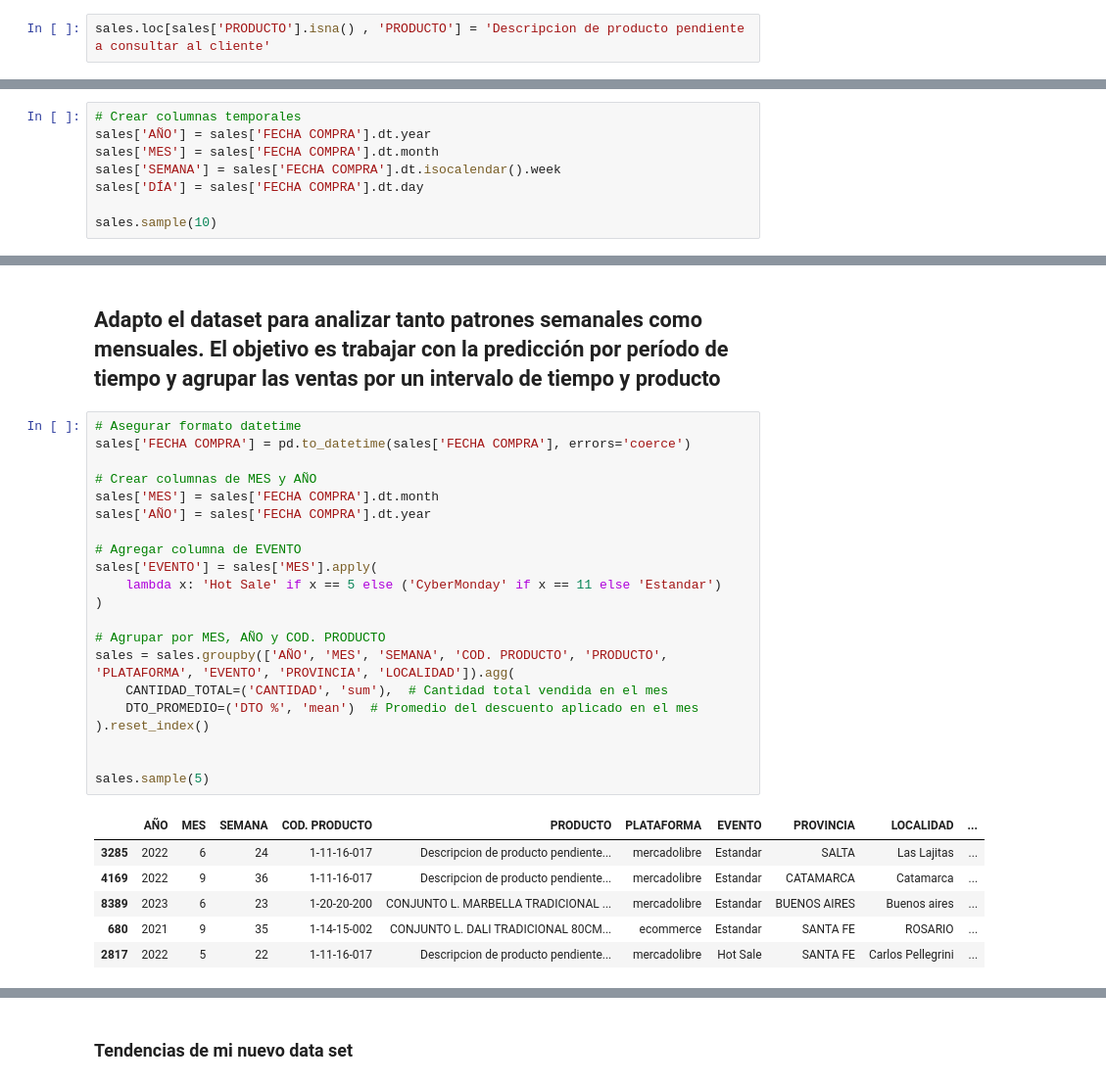
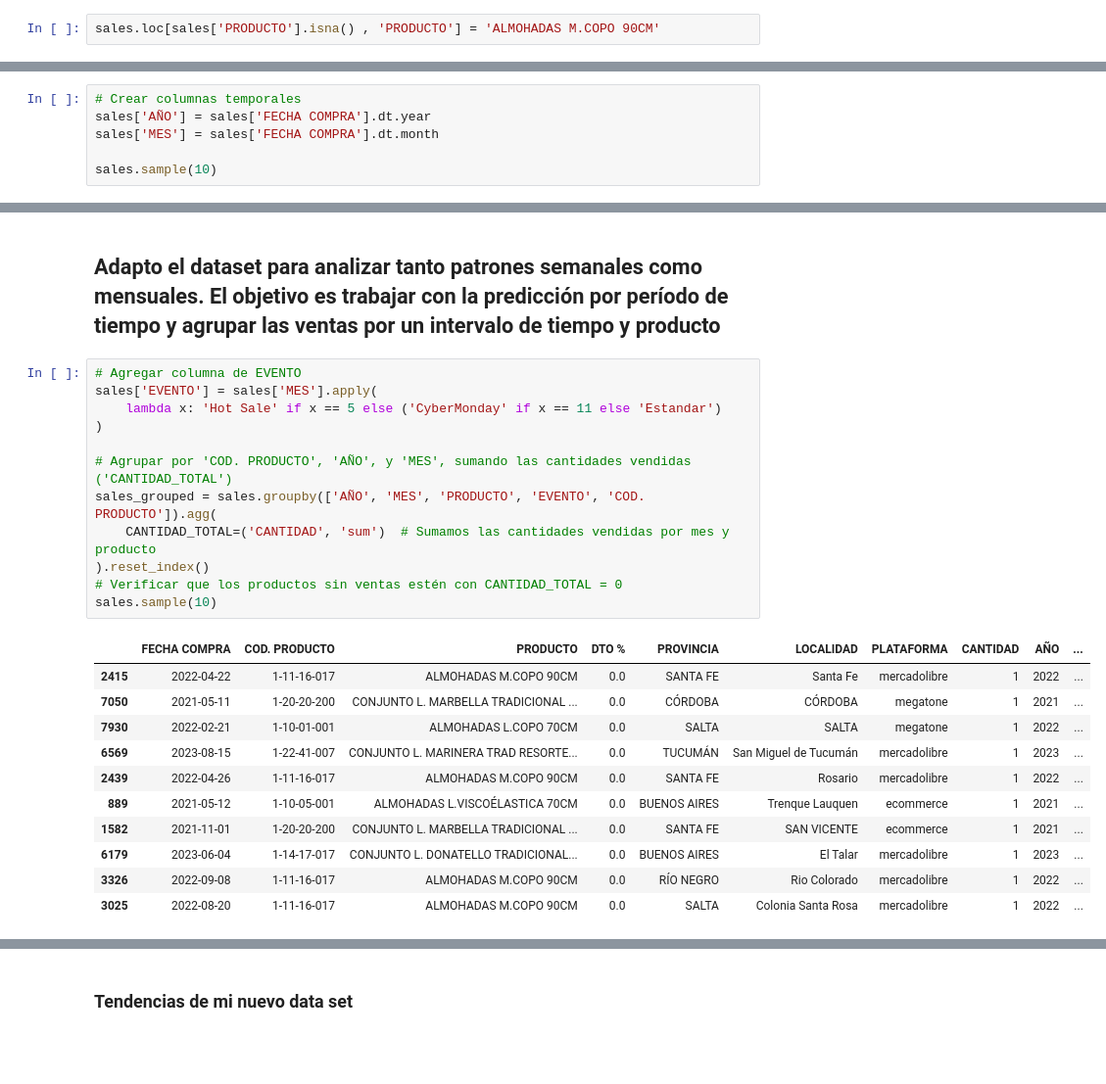
Before and after one commit to LuisBoschetto/trabajofinal, a Jupyter notebook: TrabajoFinal.ipynb, the cells around one changed output, grey strips where cells are left out. Shown: that part at 98% size. Saved outputs shown, nothing was run; the diff lists cells and outputs as text; blank space fills up the shorter version.

```diff
--- a/TrabajoFinal.ipynb
+++ b/TrabajoFinal.ipynb
@@ -237,7 +237,7 @@ print(valores_unicos_cod_producto)
 # %% [output]
 ['1-11-16-017']
 # %%
-sales.loc[sales['PRODUCTO'].isna() , 'PRODUCTO'] = 'Descripcion de producto pendiente a consultar al cliente'
+sales.loc[sales['PRODUCTO'].isna() , 'PRODUCTO'] = 'ALMOHADAS M.COPO 90CM'
 # %%
 # Contar valores nulos en cada columna
 valores_nulos = sales.isna().sum()
@@ -465,8 +465,6 @@ sales['FECHA COMPRA'] = pd.to_datetime(sales['FECHA COMPRA'], format='%d/%m/%Y')
 # Crear columnas temporales
 sales['AÑO'] = sales['FECHA COMPRA'].dt.year
 sales['MES'] = sales['FECHA COMPRA'].dt.month
-sales['SEMANA'] = sales['FECHA COMPRA'].dt.isocalendar().week
-sales['DÍA'] = sales['FECHA COMPRA'].dt.day
 
 sales.sample(10)
 # %% [output]
@@ -499,30 +497,26 @@ plt.show()
 # %% [markdown]
 ## Adapto el dataset para analizar tanto patrones semanales como mensuales. El objetivo es trabajar con la predicción por período de tiempo y agrupar las ventas por un intervalo de tiempo y producto
 # %%
-# Asegurar formato datetime
-sales['FECHA COMPRA'] = pd.to_datetime(sales['FECHA COMPRA'], errors='coerce')
-
-# Crear columnas de MES y AÑO
-sales['MES'] = sales['FECHA COMPRA'].dt.month
-sales['AÑO'] = sales['FECHA COMPRA'].dt.year
-
 # Agregar columna de EVENTO
 sales['EVENTO'] = sales['MES'].apply(
     lambda x: 'Hot Sale' if x == 5 else ('CyberMonday' if x == 11 else 'Estandar')
 )
 
-# Agrupar por MES, AÑO y COD. PRODUCTO
-sales = sales.groupby(['AÑO', 'MES', 'SEMANA', 'COD. PRODUCTO', 'PRODUCTO', 'PLATAFORMA', 'EVENTO', 'PROVINCIA', 'LOCALIDAD']).agg(
-    CANTIDAD_TOTAL=('CANTIDAD', 'sum'),  # Cantidad total vendida en el mes
-    DTO_PROMEDIO=('DTO %', 'mean')  # Promedio del descuento aplicado en el mes
+# Agrupar por 'COD. PRODUCTO', 'AÑO', y 'MES', sumando las cantidades vendidas ('CANTIDAD_TOTAL')
+sales_grouped = sales.groupby(['AÑO', 'MES', 'PRODUCTO', 'EVENTO', 'COD. PRODUCTO']).agg(
+    CANTIDAD_TOTAL=('CANTIDAD', 'sum')  # Sumamos las cantidades vendidas por mes y producto
 ).reset_index()
-
-
-sales.sample(5)
+# Verificar que los productos sin ventas estén con CANTIDAD_TOTAL = 0
+sales.sample(10)
 # %% [output]
-|  | AÑO | MES | SEMANA | COD. PRODUCTO | PRODUCTO | PLATAFORMA | EVENTO | PROVINCIA | LOCALIDAD | ... |
-| 3285 | 2022 | 6 | 24 | 1-11-16-017 | Descripcion de producto pendiente... | mercadolibre | Estandar | SALTA | Las Lajitas | ... |
-| 4169 | 2022 | 9 | 36 | 1-11-16-017 | Descripcion de producto pendiente... | mercadolibre | Estandar | CATAMARCA | Catamarca | ... |
-| 8389 | 2023 | 6 | 23 | 1-20-20-200 | CONJUNTO L. MARBELLA TRADICIONAL ... | mercadolibre | Estandar | BUENOS AIRES | Buenos aires | ... |
-| 680 | 2021 | 9 | 35 | 1-14-15-002 | CONJUNTO L. DALI TRADICIONAL 80CM... | ecommerce | Estandar | SANTA FE | ROSARIO | ... |
-| 2817 | 2022 | 5 | 22 | 1-11-16-017 | Descripcion de producto pendiente... | mercadolibre | Hot Sale | SANTA FE | Carlos Pellegrini | ... |
+|  | FECHA COMPRA | COD. PRODUCTO | PRODUCTO | DTO % | PROVINCIA | LOCALIDAD | PLATAFORMA | CANTIDAD | AÑO | ... |
+| 2415 | 2022-04-22 | 1-11-16-017 | ALMOHADAS M.COPO 90CM | 0.0 | SANTA FE | Santa Fe | mercadolibre | 1 | 2022 | ... |
+| 7050 | 2021-05-11 | 1-20-20-200 | CONJUNTO L. MARBELLA TRADICIONAL ... | 0.0 | CÓRDOBA | CÓRDOBA | megatone | 1 | 2021 | ... |
+| 7930 | 2022-02-21 | 1-10-01-001 | ALMOHADAS L.COPO 70CM | 0.0 | SALTA | SALTA | megatone | 1 | 2022 | ... |
+| 6569 | 2023-08-15 | 1-22-41-007 | CONJUNTO L. MARINERA TRAD RESORTE... | 0.0 | TUCUMÁN | San Miguel de Tucumán | mercadolibre | 1 | 2023 | ... |
+| 2439 | 2022-04-26 | 1-11-16-017 | ALMOHADAS M.COPO 90CM | 0.0 | SANTA FE | Rosario | mercadolibre | 1 | 2022 | ... |
+| 889 | 2021-05-12 | 1-10-05-001 | ALMOHADAS L.VISCOÉLASTICA 70CM | 0.0 | BUENOS AIRES | Trenque Lauquen | ecommerce | 1 | 2021 | ... |
+| 1582 | 2021-11-01 | 1-20-20-200 | CONJUNTO L. MARBELLA TRADICIONAL ... | 0.0 | SANTA FE | SAN VICENTE | ecommerce | 1 | 2021 | ... |
+| 6179 | 2023-06-04 | 1-14-17-017 | CONJUNTO L. DONATELLO TRADICIONAL... | 0.0 | BUENOS AIRES | El Talar | mercadolibre | 1 | 2023 | ... |
+| 3326 | 2022-09-08 | 1-11-16-017 | ALMOHADAS M.COPO 90CM | 0.0 | RÍO NEGRO | Rio Colorado | mercadolibre | 1 | 2022 | ... |
+| 3025 | 2022-08-20 | 1-11-16-017 | ALMOHADAS M.COPO 90CM | 0.0 | SALTA | Colonia Santa Rosa | mercadolibre | 1 | 2022 | ... |
```
Also changed, not shown: parts of 40 cells of this notebook.
